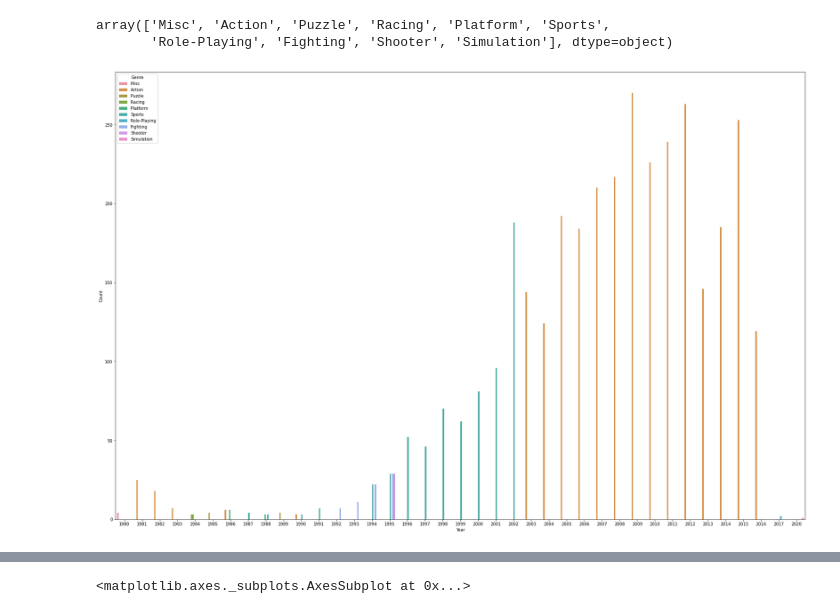
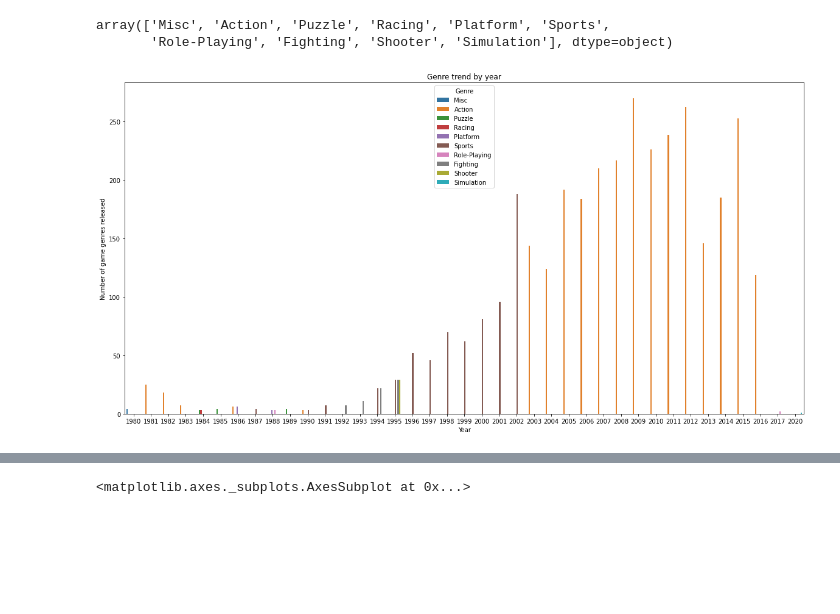
Before and after one commit to sh00-git/Project1-what-games-to-design-in-the-next-quarter, a Jupyter notebook: AI_14_박송희_Section1.ipynb, the cells around one changed output, grey strips where cells are left out. Cells and saved outputs as stored; diff of their text form; code cells hidden in the pictures; blank space fills up the shorter version.

```diff
--- a/AI_14_박송희_Section1.ipynb
+++ b/AI_14_박송희_Section1.ipynb
@@ -339,5 +359,5 @@ df_clean_year = df_clean.copy()
 for i in range(17):
     df_clean_year.loc[df_clean_year.Year == i, 'Year'] = 2000 + i
 
-df_clean_year.loc[(80 < df_clean_year.Year) & (df_clean_year.Year < 1000), 'Year'] += 1900
+df_clean_year.loc[(80 < df_clean_year.Year) & (df_clean_year.Year < 100), 'Year'] += 1900
 # %%
@@ -771,11 +790,13 @@ genre
 array(['Misc', 'Action', 'Puzzle', 'Racing', 'Platform', 'Sports',
        'Role-Playing', 'Fighting', 'Shooter', 'Simulation'], dtype=object)
 # %%
-plt.figure(figsize=(30,20))
-sns.barplot(x='Year', y='Count', data=finall_year_genre_df, hue='Genre')
+plt.figure(figsize=(20, 10))
+sns.barplot(x='Year', y='Count', hue='Genre', data=finall_year_genre_df)
 # plt.title('연도별 장르 트렌드')
+plt.title('Genre trend by year')
 # plt.xlabel('연도')
 # plt.ylabel('출시된 게임 장르 수')
+plt.ylabel('Number of game genres released')
 plt.show()
 # %% [output]
-[figure, old version]
+[figure, new version]
```
Also changed, not shown: parts of 17 cells of this notebook.
